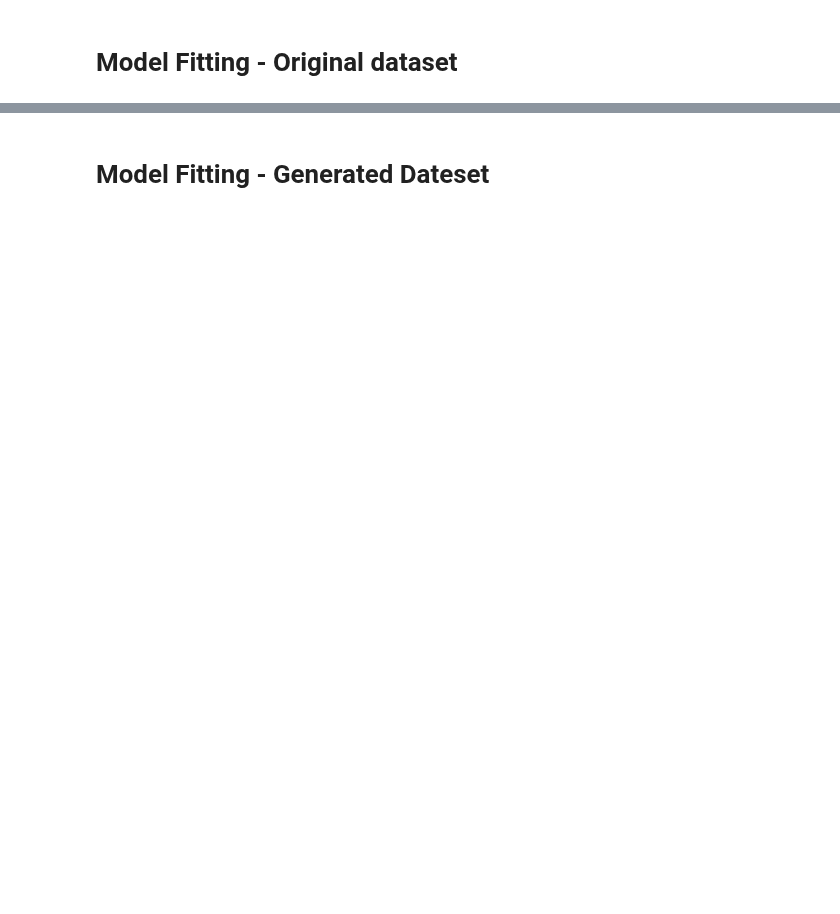
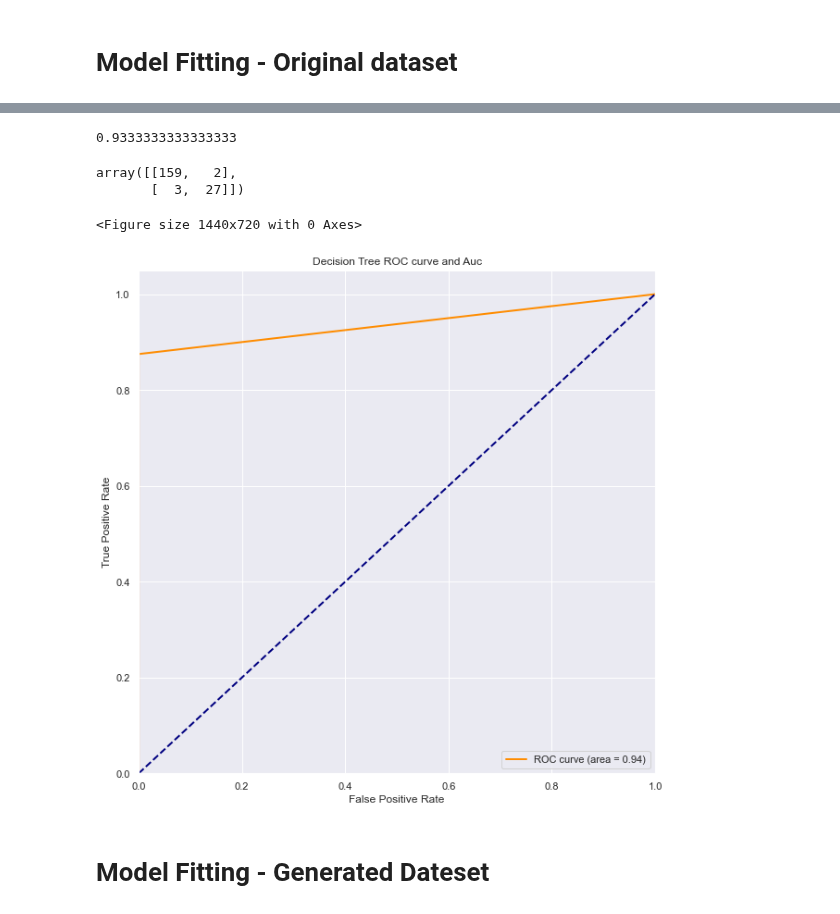
Before and after one commit to Charlene-L/CITS5553-Capstone-Project, a Jupyter notebook: ML Model/Jiaze Li/ML_tree based.ipynb, the cells around one changed output, grey strips where cells are left out. Cells and saved outputs as stored; diff of their text form; code cells hidden in the pictures; blank space fills up the shorter version.

```diff
--- a/ML Model/Jiaze Li/ML_tree based.ipynb
+++ b/ML Model/Jiaze Li/ML_tree based.ipynb
@@ -282,0 +416,14 @@ X_test
+# %%
+clf.fit(X_train,y_train)
+clf_prediction = clf.predict(X_test)
+accuracy_clf = accuracy_score(clf_prediction,y_test)
+cm_clf = confusion_matrix(clf_prediction,y_test)
+prfs_clf = precision_recall_fscore_support(clf_prediction,y_test)
+print('Accuracy: ',accuracy_clf)
+print('\n')
+print('Confusion Matrix: ',cm_clf)
+print('\n')
+print('Precision: ', prfs_clf[0])
+print('Recall:    ', prfs_clf[1])
+print('Fscore:    ', prfs_clf[2])
+print('Support:   ', prfs_clf[3])
@@ -282,0 +447,16 @@ X_test
+# %%
+from sklearn.metrics import f1_score
+
+f1_score(y_test_true_clf, y_test_pred_clf)
+# %% [output]
+0.9333333333333333
+# %%
+## Confusion Matrix
+from sklearn.model_selection import cross_val_predict
+from sklearn.metrics import confusion_matrix
+
+y_train_pred_clf_cross = cross_val_predict(clf, X_train, y_train, cv=3)
+confusion_matrix(y_train, y_train_pred_clf_cross)
+# %% [output]
+array([[159,   2],
+       [  3,  27]])
@@ -283,2 +469,32 @@ X_test
+# %%
+## roc & auc
+import numpy as np
+import matplotlib.pyplot as plt
+from sklearn import svm, datasets
+from sklearn.metrics import roc_curve, auc  ###计算roc和auc
+
+###通过decision_function()计算得到的y_score的值，用在roc_curve()函数中
+y_score_clf = clf.fit(X_train, np.ravel(y_train)).predict(X_test)
+
+# Compute ROC curve and ROC area for each class
+fpr_clf,tpr_clf,threshold_clf = roc_curve(np.ravel(y_test), y_score_clf) ###计算真正率和假正率
+roc_auc_clf = auc(fpr_clf,tpr_clf) ###计算auc的值
+
+plt.figure()
+lw = 2
+plt.figure(figsize=(10,10))
+plt.plot(fpr_clf, tpr_clf, color='darkorange',
+         lw=lw, label='ROC curve (area = %0.2f)' % roc_auc_clf) ###假正率为横坐标，真正率为纵坐标做曲线
+plt.plot([0, 1], [0, 1], color='navy', lw=lw, linestyle='--')
+plt.xlim([0.0, 1.0])
+plt.ylim([0.0, 1.05])
+plt.xlabel('False Positive Rate')
+plt.ylabel('True Positive Rate')
+plt.title('Decision Tree ROC curve and Auc')
+plt.legend(loc="lower right")
+plt.show()
+# %% [output]
+<Figure size 1440x720 with 0 Axes>
+[figure, added]
 # %% [markdown]
 # Model Fitting - Generated Dateset
```
Also changed, not shown: parts of 43 cells of this notebook, 10 other files.
